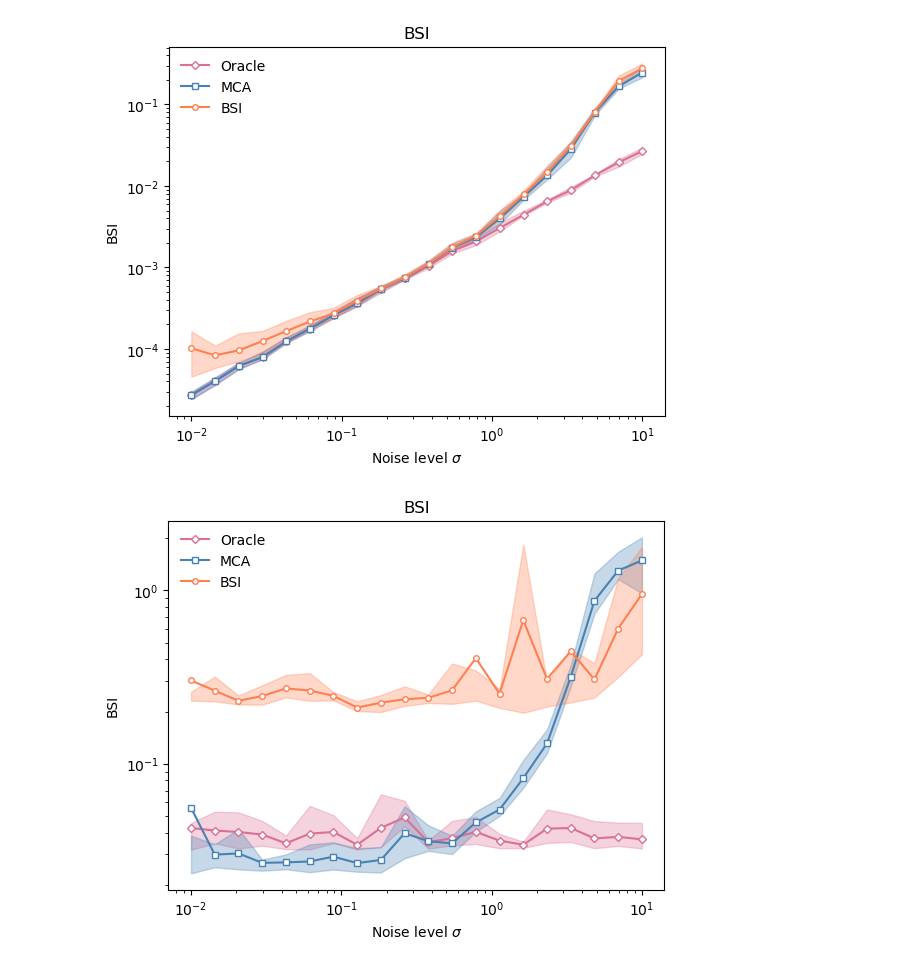
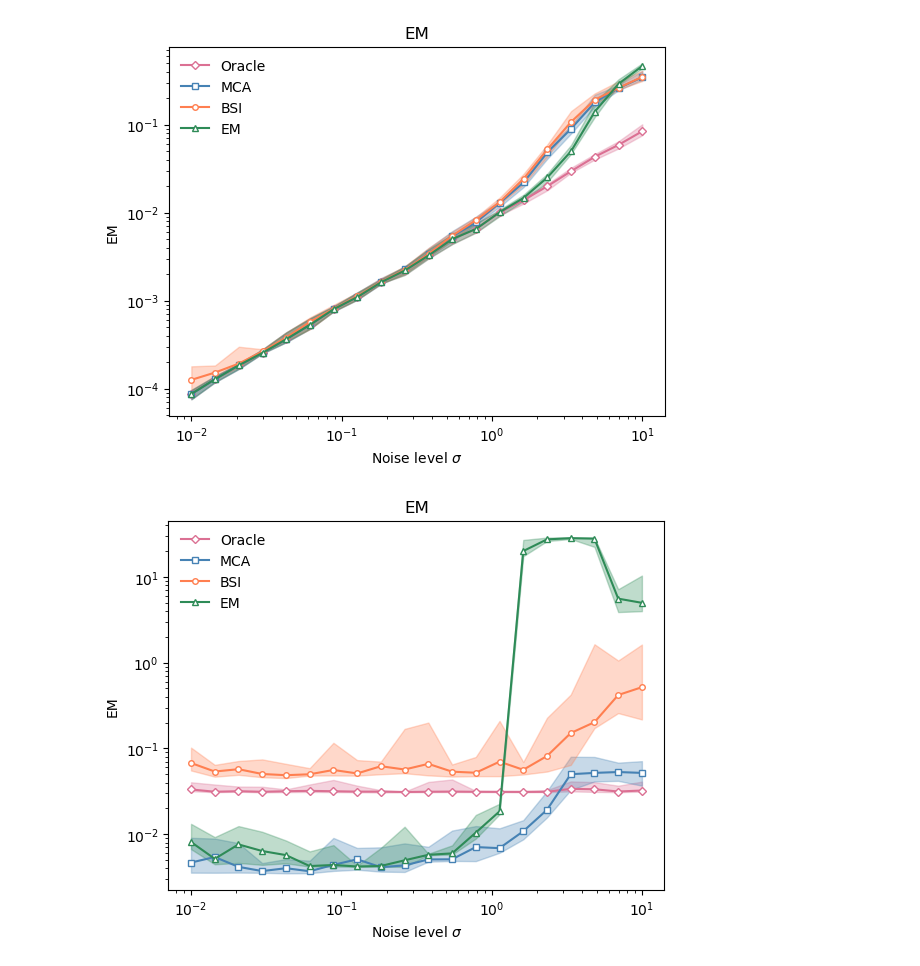
Before and after one commit to emastr/moment-constrained-alignment, a Jupyter notebook: mse_time.ipynb, the cells around one changed output. Drawn from its saved outputs; the diff is of its cells as text; code cells hidden in the pictures.

```diff
--- a/mse_time.ipynb
+++ b/mse_time.ipynb
@@ -26,7 +26,7 @@ def run_many(M):
     return decorator
 
 
-@run_many(10)
+@run_many(20)
 def run_method(key, x, std, N, method, **kwargs):
     y, noise, shift = get_samples(key, x, std, N)
 
@@ -47,12 +47,12 @@ def run_method(key, x, std, N, method, **kwargs):
 L = 41
 N = int(1e4)
 t, x = get_signal(L)
-stds = jnp.logspace(-2, 1., 20)
+stds = jnp.logspace(-2, 1.0, 20)
 keys = random.split(random.PRNGKey(0), len(stds))
 x0 = random.normal(keys[0], (L,))
 
-methods = ("oracle", mca, bsi)#, em)
-names = ("Oracle", "MCA", "BSI")#, "EM")
+methods = ("oracle", mca, bsi, em)
+names = ("Oracle", "MCA", "BSI", "EM")
 kwargs_vec = ({}, {"x0": x0}, {}, {"x0":x0})
 data = {name: None for name in names}
 
@@ -90,31 +90,31 @@ RUN: std=10.0, total 20/20 steps
 # %%
 colors = ["palevioletred", "steelblue", "coral", "seagreen", "indianred", "olivedrab"]
 styles = ["-D", "-s", "-o", "-^", "-v", "+"]
 
 alpha = 0.2
 for j, name in enumerate(['Normalized MSE', 'Computation time']):
     idx = 0
     fig = plt.figure()
     for i, (name, method) in enumerate(zip(names, methods)):
         method_data = data[name]
         stds = method_data[0]
         err_vec = np.array(method_data[j+1])
 
         err_sort = np.sort(err_vec, axis=1)
         err_max = err_sort[:, int((1-alpha) * err_sort.shape[1])]
         err_min = err_sort[:, int(alpha * err_sort.shape[1])]
-        err_mean = np.mean(err_vec, axis=1)
+        err_mean = np.median(err_vec, axis=1)
 
         plt.plot(stds, err_mean, styles[idx], color=colors[idx], label=name, markersize=4, markerfacecolor='white')
         plt.fill_between(stds, err_max, err_min, color=colors[idx], alpha=0.3)
 
         idx += 1
     plt.legend(frameon=False)
     plt.title(name)
     plt.ylabel(name)
     plt.xlabel("Noise level $\sigma$")
     plt.xscale('log')
     plt.yscale('log')
 # %% [output]
-[figure, old version]
+[figure, new version]
-[figure, old version]
+[figure, new version]
```
Also changed, not shown: parts of 1 cell of this notebook, 4 other files.
